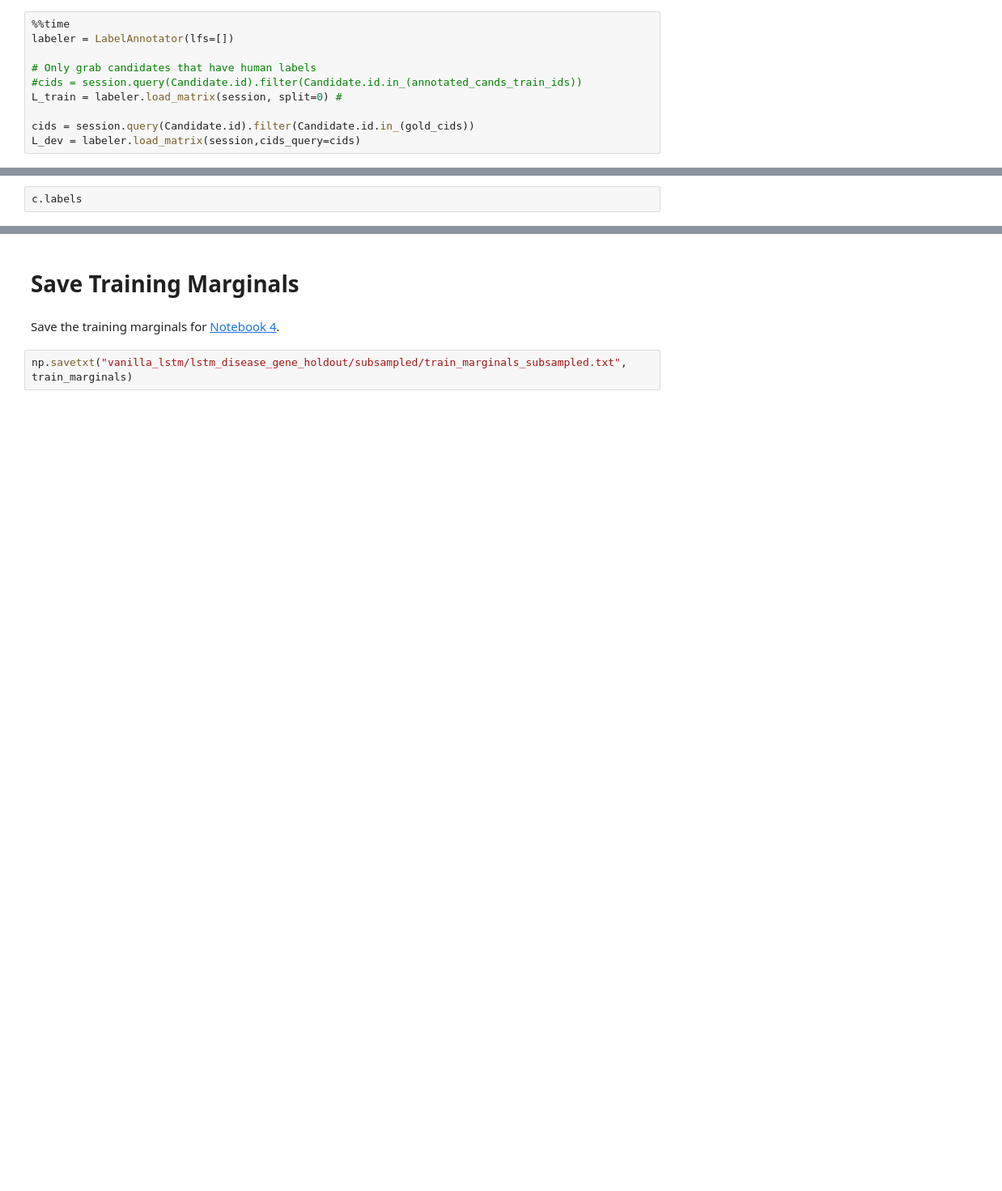
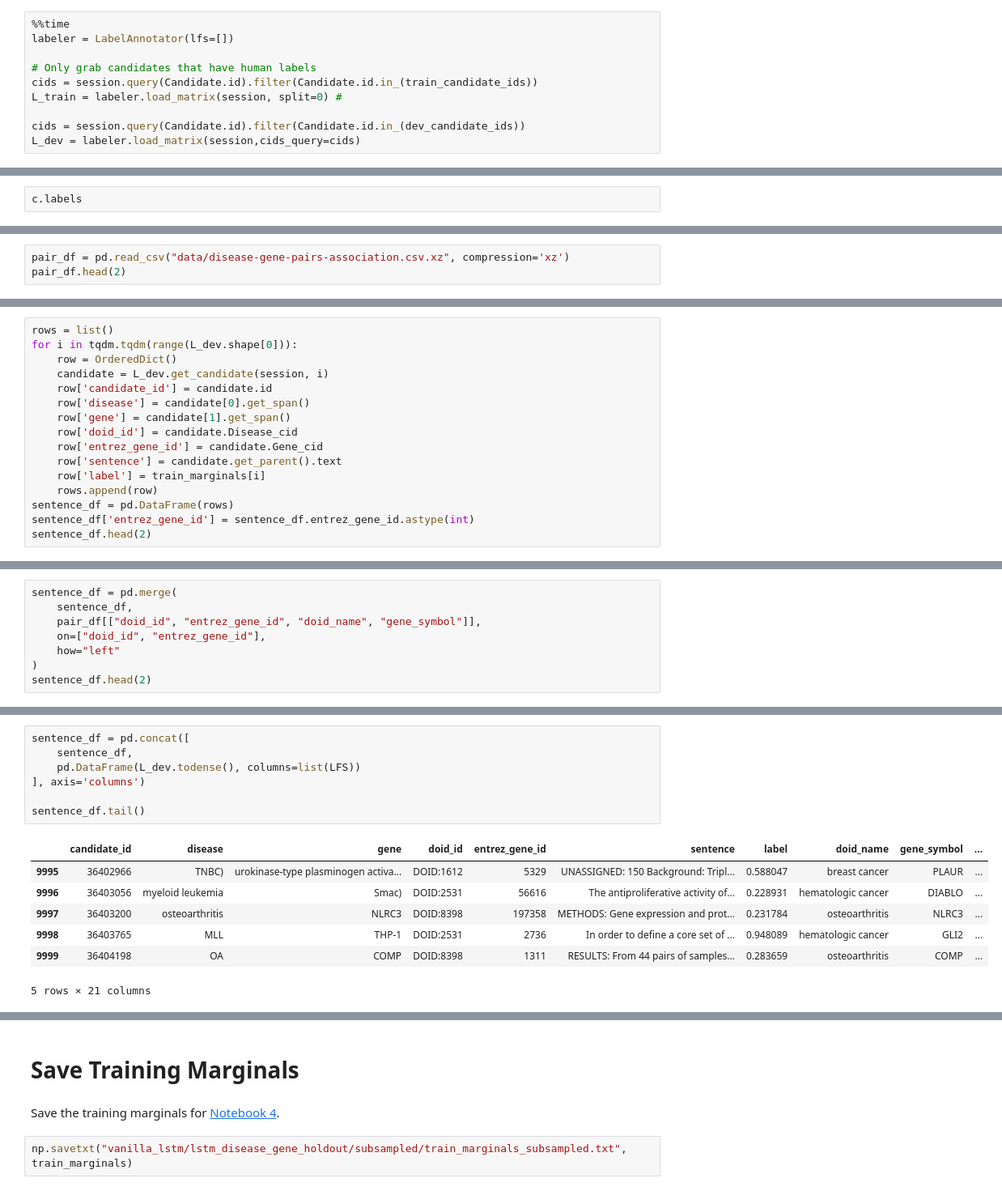
Before and after one commit to greenelab/snorkeling, a Jupyter notebook: All_Relationships/3.model-label-functions.ipynb, the cells around one changed output, grey strips where cells are left out. Shown at 81% size. Cells and saved outputs as stored; diff of their text form; blank space fills up the shorter version.

```diff
--- a/All_Relationships/3.model-label-functions.ipynb
+++ b/All_Relationships/3.model-label-functions.ipynb
@@ -81,9 +120,9 @@ L_gold_dev
 labeler = LabelAnnotator(lfs=[])
 
 # Only grab candidates that have human labels
-#cids = session.query(Candidate.id).filter(Candidate.id.in_(annotated_cands_train_ids))
+cids = session.query(Candidate.id).filter(Candidate.id.in_(train_candidate_ids))
 L_train = labeler.load_matrix(session, split=0) #
 
-cids = session.query(Candidate.id).filter(Candidate.id.in_(gold_cids))
+cids = session.query(Candidate.id).filter(Candidate.id.in_(dev_candidate_ids))
 L_dev = labeler.load_matrix(session,cids_query=cids)
 # %% [output]
@@ -246,0 +254,3 @@ L_dev.lf_stats(session, L_gold_dev[L_gold_dev!=0].T, gen_model.learned_lf_stats(
+# %%
+pair_df = pd.read_csv("data/disease-gene-pairs-association.csv.xz", compression='xz')
+pair_df.head(2)
@@ -246,0 +261,16 @@ L_dev.lf_stats(session, L_gold_dev[L_gold_dev!=0].T, gen_model.learned_lf_stats(
+# %%
+rows = list()
+for i in tqdm.tqdm(range(L_dev.shape[0])):
+    row = OrderedDict()
+    candidate = L_dev.get_candidate(session, i)
+    row['candidate_id'] = candidate.id
+    row['disease'] = candidate[0].get_span()
+    row['gene'] = candidate[1].get_span()
+    row['doid_id'] = candidate.Disease_cid
+    row['entrez_gene_id'] = candidate.Gene_cid
+    row['sentence'] = candidate.get_parent().text
+    row['label'] = train_marginals[i]
+    rows.append(row)
+sentence_df = pd.DataFrame(rows)
+sentence_df['entrez_gene_id'] = sentence_df.entrez_gene_id.astype(int)
+sentence_df.head(2)
@@ -246,0 +281,8 @@ L_dev.lf_stats(session, L_gold_dev[L_gold_dev!=0].T, gen_model.learned_lf_stats(
+# %%
+sentence_df = pd.merge(
+    sentence_df,
+    pair_df[["doid_id", "entrez_gene_id", "doid_name", "gene_symbol"]],
+    on=["doid_id", "entrez_gene_id"],
+    how="left"
+)
+sentence_df.head(2)
@@ -246,0 +293,15 @@ L_dev.lf_stats(session, L_gold_dev[L_gold_dev!=0].T, gen_model.learned_lf_stats(
+# %%
+sentence_df = pd.concat([
+    sentence_df,
+    pd.DataFrame(L_dev.todense(), columns=list(LFS))
+], axis='columns')
+
+sentence_df.tail()
+# %% [output]
+|  | candidate_id | disease | gene | doid_id | entrez_gene_id | sentence | label | doid_name | gene_symbol | ... |
+| 9995 | 36402966 | TNBC) | urokinase-type plasminogen activa... | DOID:1612 | 5329 | UNASSIGNED: 150 Background: Tripl... | 0.588047 | breast cancer | PLAUR | ... |
+| 9996 | 36403056 | myeloid leukemia | Smac) | DOID:2531 | 56616 | The antiproliferative activity of... | 0.228931 | hematologic cancer | DIABLO | ... |
+| 9997 | 36403200 | osteoarthritis | NLRC3 | DOID:8398 | 197358 | METHODS: Gene expression and prot... | 0.231784 | osteoarthritis | NLRC3 | ... |
+| 9998 | 36403765 | MLL | THP-1 | DOID:2531 | 2736 | In order to define a core set of ... | 0.948089 | hematologic cancer | GLI2 | ... |
+| 9999 | 36404198 | OA | COMP | DOID:8398 | 1311 | RESULTS: From 44 pairs of samples... | 0.283659 | osteoarthritis | COMP | ... |
+5 rows × 21 columns
```
Also changed, not shown: parts of 28 cells of this notebook, 5 other files.
